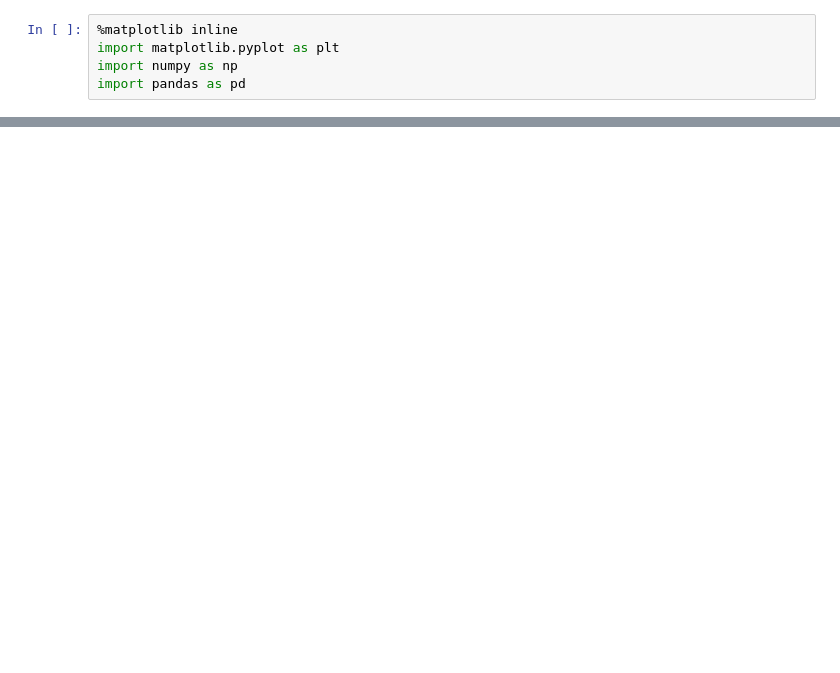
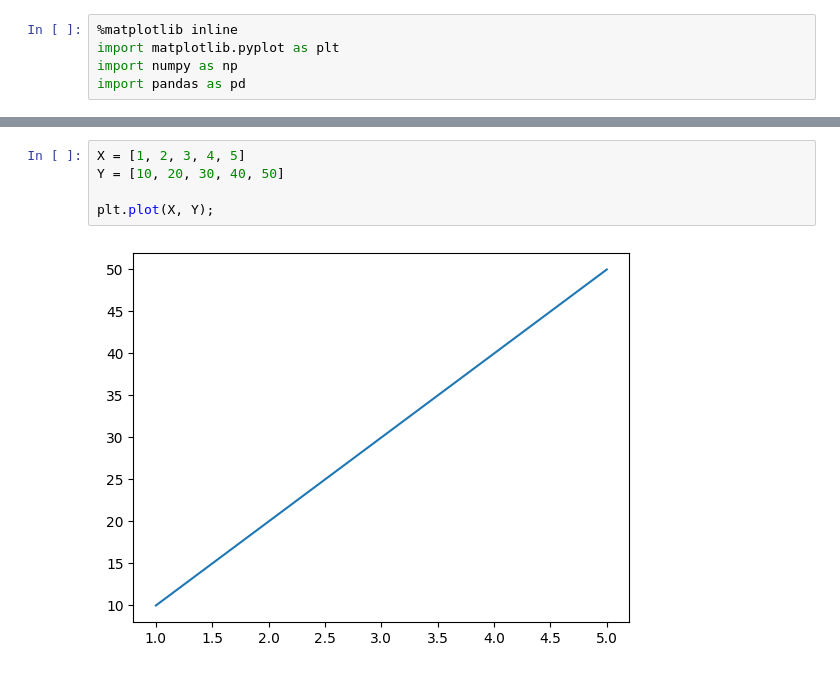
Before and after one commit to StarDust130/ML-101, a Jupyter notebook: Matplotlib/Introduction-to-Matplotlib.ipynb, the cells around one changed output, grey strips where cells are left out. Saved outputs shown, nothing was run; the diff lists cells and outputs as text; blank space fills up the shorter version.

```diff
--- a/Matplotlib/Introduction-to-Matplotlib.ipynb
+++ b/Matplotlib/Introduction-to-Matplotlib.ipynb
@@ -10,0 +15,7 @@ plt.plot()
+# %%
+X = [1, 2, 3, 4, 5]
+Y = [10, 20, 30, 40, 50]
+
+plt.plot(X, Y);
+# %% [output]
+[figure, added]
```
Also changed, not shown: parts of 5 cells of this notebook.
